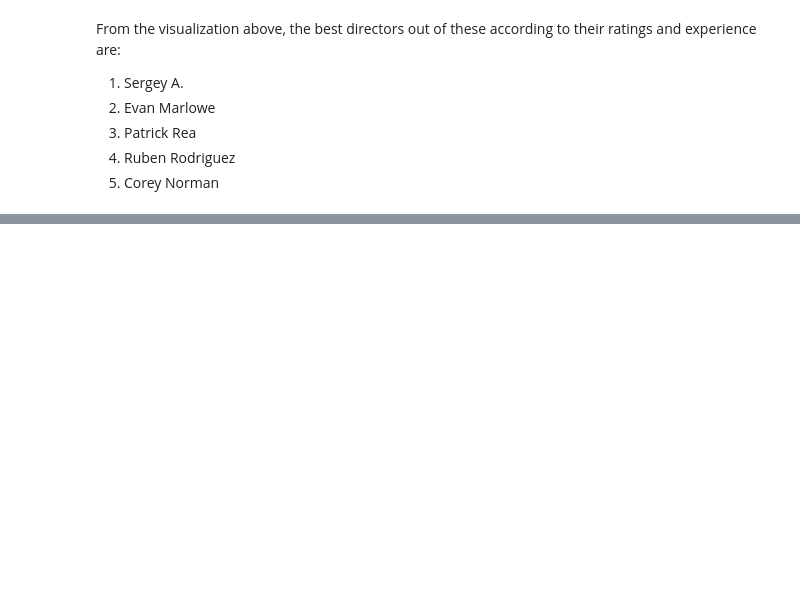
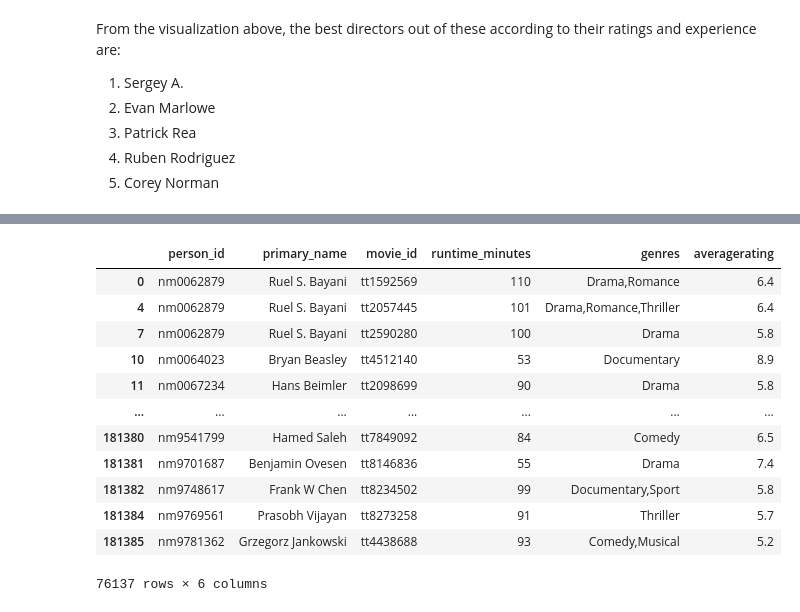
Before and after one commit to Julie97-wb/group6, a Jupyter notebook: main.ipynb, the cells around one changed output, grey strips where cells are left out. Drawn from its saved outputs; the diff is of its cells as text; code cells hidden in the pictures; blank space fills up the shorter version.

Commit message:
Dropping duplicates

```diff
--- a/main.ipynb
+++ b/main.ipynb
@@ -831,0 +837,17 @@ From the visualization above, the best directors out of these according to their
+# %%
+imdb_df = imdb_df.drop_duplicates()
+imdb_df
+# %% [output]
+|  | person_id | primary_name | movie_id | runtime_minutes | genres | averagerating |
+| 0 | nm0062879 | Ruel S. Bayani | tt1592569 | 110 | Drama,Romance | 6.4 |
+| 4 | nm0062879 | Ruel S. Bayani | tt2057445 | 101 | Drama,Romance,Thriller | 6.4 |
+| 7 | nm0062879 | Ruel S. Bayani | tt2590280 | 100 | Drama | 5.8 |
+| 10 | nm0064023 | Bryan Beasley | tt4512140 | 53 | Documentary | 8.9 |
+| 11 | nm0067234 | Hans Beimler | tt2098699 | 90 | Drama | 5.8 |
+| ... | ... | ... | ... | ... | ... | ... |
+| 181380 | nm9541799 | Hamed Saleh | tt7849092 | 84 | Comedy | 6.5 |
+| 181381 | nm9701687 | Benjamin Ovesen | tt8146836 | 55 | Drama | 7.4 |
+| 181382 | nm9748617 | Frank W Chen | tt8234502 | 99 | Documentary,Sport | 5.8 |
+| 181384 | nm9769561 | Prasobh Vijayan | tt8273258 | 91 | Thriller | 5.7 |
+| 181385 | nm9781362 | Grzegorz Jankowski | tt4438688 | 93 | Comedy,Musical | 5.2 |
+76137 rows × 6 columns
```
Also changed, not shown: parts of 2 cells of this notebook.
